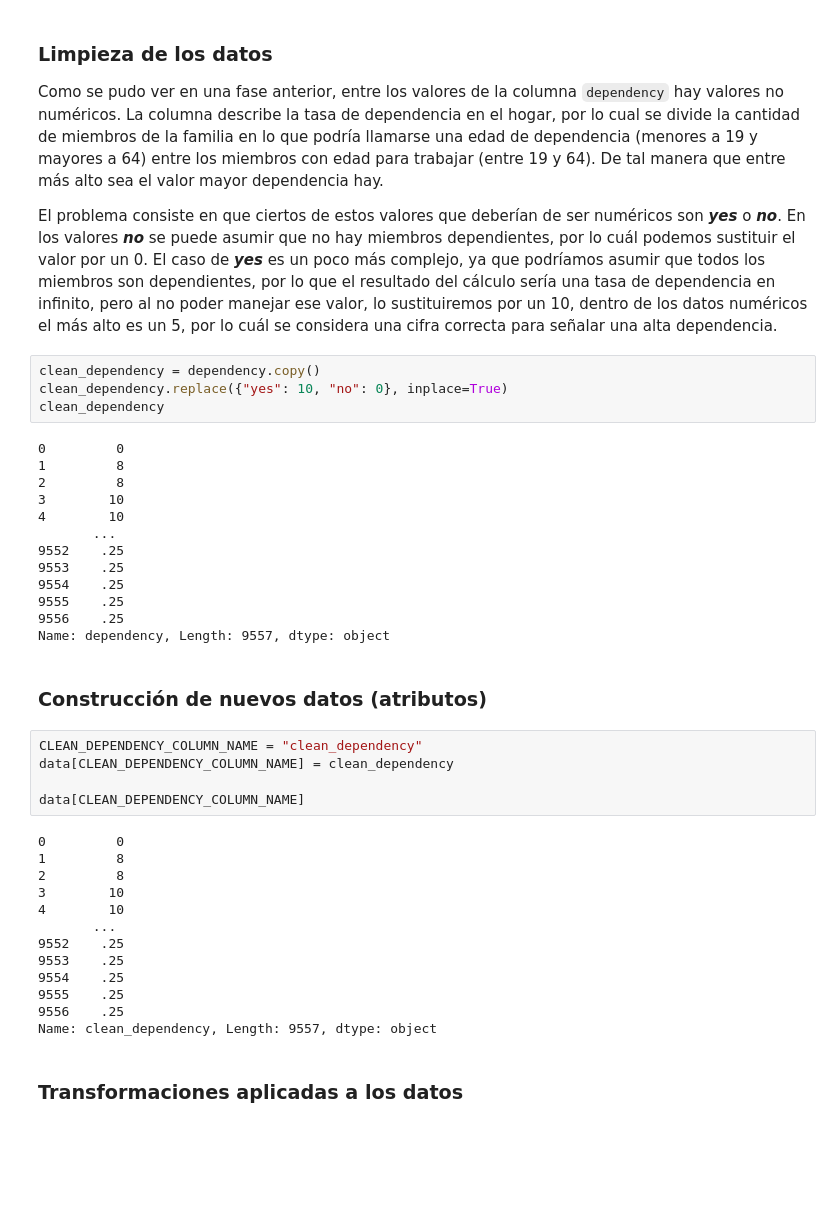
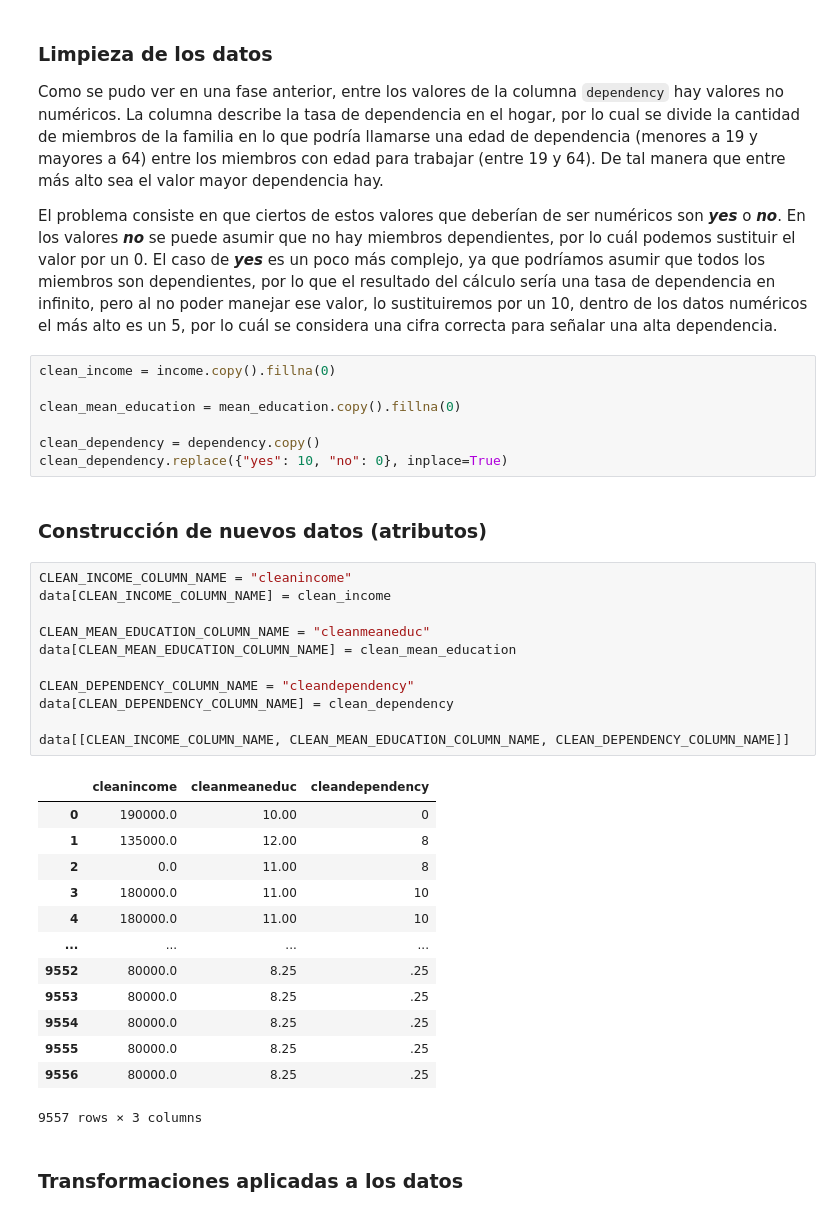
Before and after one commit to AvocadoAguacate/TC03ML, a Jupyter notebook: TC.ipynb, the cells around one changed output. Drawn from its saved outputs; the diff is of its cells as text; blank space fills up the shorter version.

```diff
--- a/TC.ipynb
+++ b/TC.ipynb
@@ -186,41 +179,38 @@ Como se pudo ver en una fase anterior, entre los valores de la columna `dependen
 
 El problema consiste en que ciertos de estos valores que deberían de ser numéricos son ***yes*** o ***no***. En los valores ***no*** se puede asumir que no hay miembros dependientes, por lo cuál podemos sustituir el valor por un 0. El caso de ***yes*** es un poco más complejo, ya que podríamos asumir que todos los miembros son dependientes, por lo que el resultado del cálculo sería una tasa de dependencia en infinito, pero al no poder manejar ese valor, lo sustituiremos por un 10, dentro de los datos numéricos el más alto es un 5, por lo cuál se considera una cifra correcta para señalar una alta dependencia.
 # %%
+clean_income = income.copy().fillna(0)
+
+clean_mean_education = mean_education.copy().fillna(0)
+
 clean_dependency = dependency.copy()
 clean_dependency.replace({"yes": 10, "no": 0}, inplace=True)
-clean_dependency
-# %% [output]
-0         0
-1         8
-2         8
-3        10
-4        10
-       ...
-9552    .25
-9553    .25
-9554    .25
-9555    .25
-9556    .25
-Name: dependency, Length: 9557, dtype: object
 # %% [markdown]
 ### Construcción de nuevos datos (atributos)
-# %%
-CLEAN_DEPENDENCY_COLUMN_NAME = "clean_dependency"
-data[CLEAN_DEPENDENCY_COLUMN_NAME] = clean_dependency
-
-data[CLEAN_DEPENDENCY_COLUMN_NAME]
-# %% [output]
-0         0
-1         8
-2         8
-3        10
-4        10
-       ...
-9552    .25
-9553    .25
-9554    .25
-9555    .25
-9556    .25
-Name: clean_dependency, Length: 9557, dtype: object
+# %%
+CLEAN_INCOME_COLUMN_NAME = "cleanincome"
+data[CLEAN_INCOME_COLUMN_NAME] = clean_income
+
+CLEAN_MEAN_EDUCATION_COLUMN_NAME = "cleanmeaneduc"
+data[CLEAN_MEAN_EDUCATION_COLUMN_NAME] = clean_mean_education
+
+CLEAN_DEPENDENCY_COLUMN_NAME = "cleandependency"
+data[CLEAN_DEPENDENCY_COLUMN_NAME] = clean_dependency
+
+data[[CLEAN_INCOME_COLUMN_NAME, CLEAN_MEAN_EDUCATION_COLUMN_NAME, CLEAN_DEPENDENCY_COLUMN_NAME]]
+# %% [output]
+|  | cleanincome | cleanmeaneduc | cleandependency |
+| 0 | 190000.0 | 10.00 | 0 |
+| 1 | 135000.0 | 12.00 | 8 |
+| 2 | 0.0 | 11.00 | 8 |
+| 3 | 180000.0 | 11.00 | 10 |
+| 4 | 180000.0 | 11.00 | 10 |
+| ... | ... | ... | ... |
+| 9552 | 80000.0 | 8.25 | .25 |
+| 9553 | 80000.0 | 8.25 | .25 |
+| 9554 | 80000.0 | 8.25 | .25 |
+| 9555 | 80000.0 | 8.25 | .25 |
+| 9556 | 80000.0 | 8.25 | .25 |
+9557 rows × 3 columns
 # %% [markdown]
 ### Transformaciones aplicadas a los datos
```
Also changed, not shown: parts of 7 cells of this notebook.
